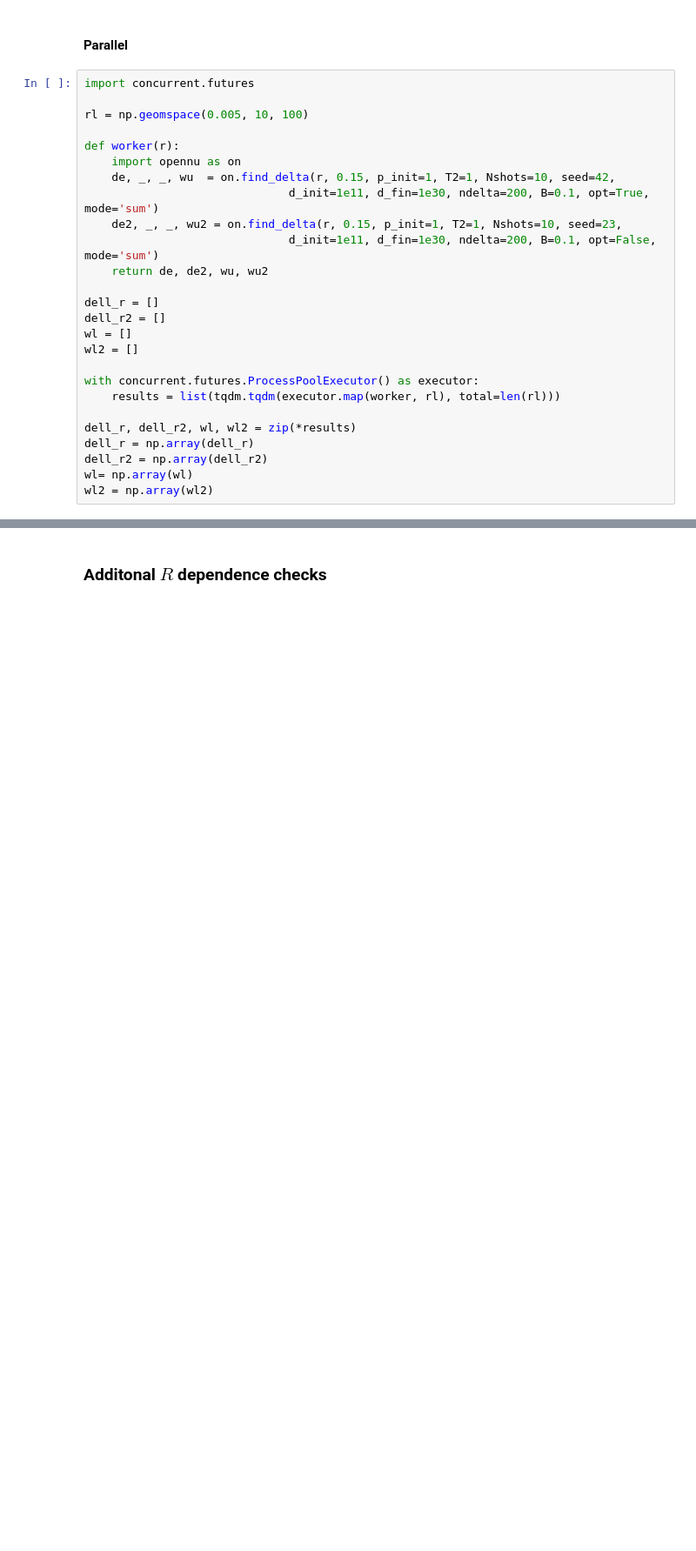
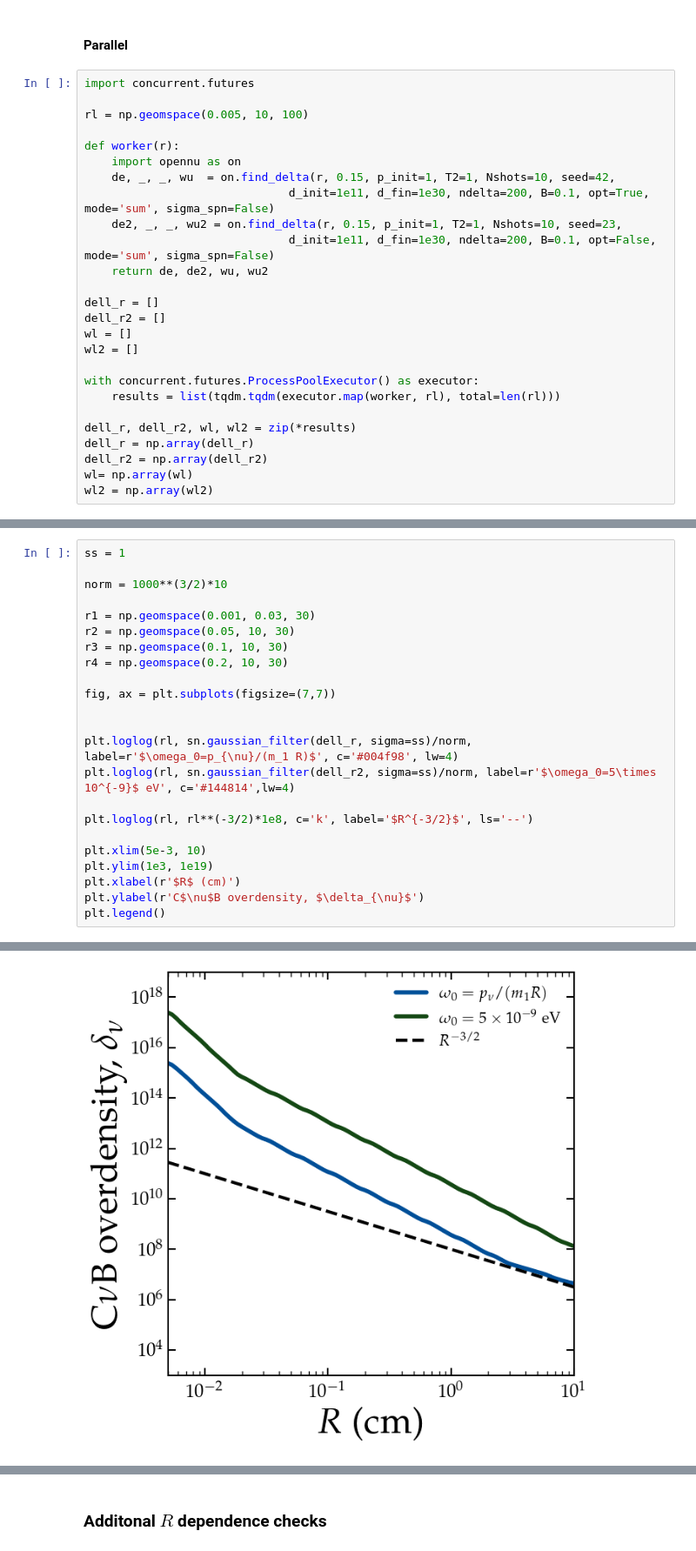
Before and after one commit to gpierobon/pyOpenNu, a Jupyter notebook: notebooks/chi.ipynb, the cells around one changed output, grey strips where cells are left out. Shown at 87% size. Cells and saved outputs as stored; diff of their text form; blank space fills up the shorter version.

```diff
--- a/notebooks/chi.ipynb
+++ b/notebooks/chi.ipynb
@@ -79,9 +115,9 @@ rl = np.geomspace(0.005, 10, 100)
 def worker(r):
     import opennu as on
     de, _, _, wu  = on.find_delta(r, 0.15, p_init=1, T2=1, Nshots=10, seed=42,
-                              d_init=1e11, d_fin=1e30, ndelta=200, B=0.1, opt=True, mode='sum')
+                              d_init=1e11, d_fin=1e30, ndelta=200, B=0.1, opt=True, mode='sum', sigma_spn=False)
     de2, _, _, wu2 = on.find_delta(r, 0.15, p_init=1, T2=1, Nshots=10, seed=23,
-                              d_init=1e11, d_fin=1e30, ndelta=200, B=0.1, opt=False, mode='sum')
+                              d_init=1e11, d_fin=1e30, ndelta=200, B=0.1, opt=False, mode='sum', sigma_spn=False)
     return de, de2, wu, wu2
 
 dell_r = []
@@ -162,0 +139,24 @@ plt.show()
+# %%
+ss = 1
+
+norm = 1000**(3/2)*10
+
+r1 = np.geomspace(0.001, 0.03, 30)
+r2 = np.geomspace(0.05, 10, 30)
+r3 = np.geomspace(0.1, 10, 30)
+r4 = np.geomspace(0.2, 10, 30)
+
+fig, ax = plt.subplots(figsize=(7,7))
+
+
+plt.loglog(rl, sn.gaussian_filter(dell_r, sigma=ss)/norm, label=r'$\omega_0=p_{\nu}/(m_1 R)$', c='#004f98', lw=4)
+plt.loglog(rl, sn.gaussian_filter(dell_r2, sigma=ss)/norm, label=r'$\omega_0=5\times 10^{-9}$ eV', c='#144814',lw=4)
+
+plt.loglog(rl, rl**(-3/2)*1e8, c='k', label='$R^{-3/2}$', ls='--')
+
+plt.xlim(5e-3, 10)
+plt.ylim(1e3, 1e19)
+plt.xlabel(r'$R$ (cm)')
+plt.ylabel(r'C$\nu$B overdensity, $\delta_{\nu}$')
+plt.legend()
+# %% [output]
@@ -162,0 +164 @@ plt.show()
+[figure, added]
```
Also changed, not shown: parts of 23 cells of this notebook, 3 other files.
